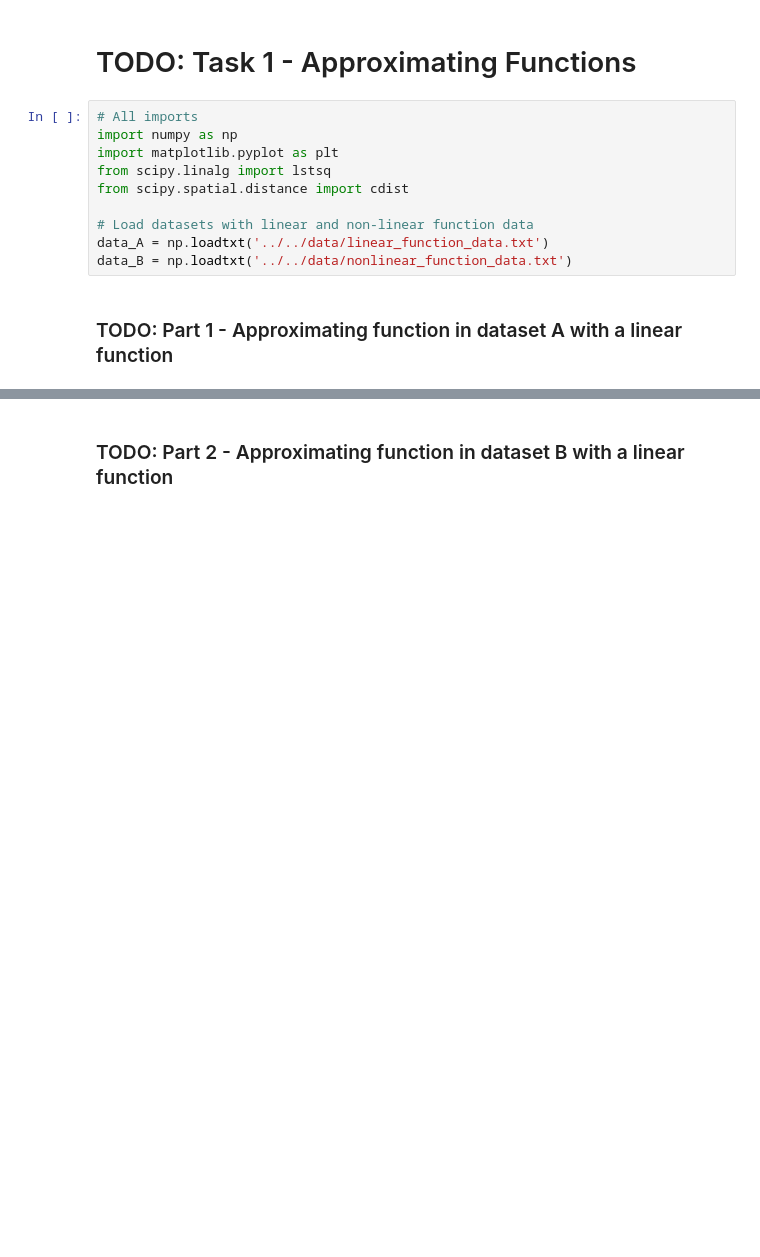
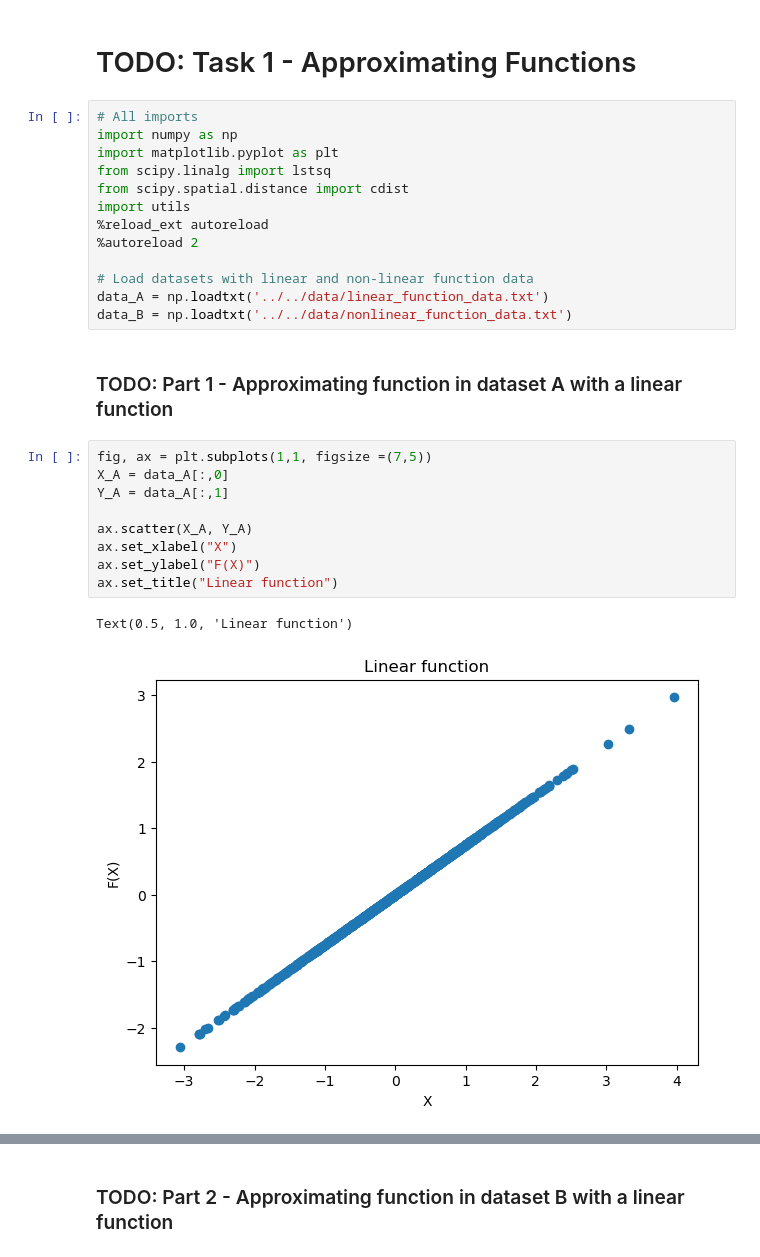
Before and after one commit to Augustin690/learning-dynamical-systems, a Jupyter notebook: src/part1/task1.ipynb, the cells around one changed output, grey strips where cells are left out. Saved outputs shown, nothing was run; the diff lists cells and outputs as text; blank space fills up the shorter version.

```diff
--- a/src/part1/task1.ipynb
+++ b/src/part1/task1.ipynb
@@ -6,9 +6,24 @@ import numpy as np
 import matplotlib.pyplot as plt
 from scipy.linalg import lstsq
 from scipy.spatial.distance import cdist
+import utils
+%reload_ext autoreload
+%autoreload 2
 
 # Load datasets with linear and non-linear function data
 data_A = np.loadtxt('../../data/linear_function_data.txt')
 data_B = np.loadtxt('../../data/nonlinear_function_data.txt')
 # %% [markdown]
 ### TODO: Part 1 - Approximating function in dataset A with a linear function
+# %%
+fig, ax = plt.subplots(1,1, figsize =(7,5))
+X_A = data_A[:,0]
+Y_A = data_A[:,1]
+
+ax.scatter(X_A, Y_A)
+ax.set_xlabel("X")
+ax.set_ylabel("F(X)")
+ax.set_title("Linear function")
+# %% [output]
+Text(0.5, 1.0, 'Linear function')
+[figure, added]
```
Also changed, not shown: parts of 10 cells of this notebook, 1 other file.
